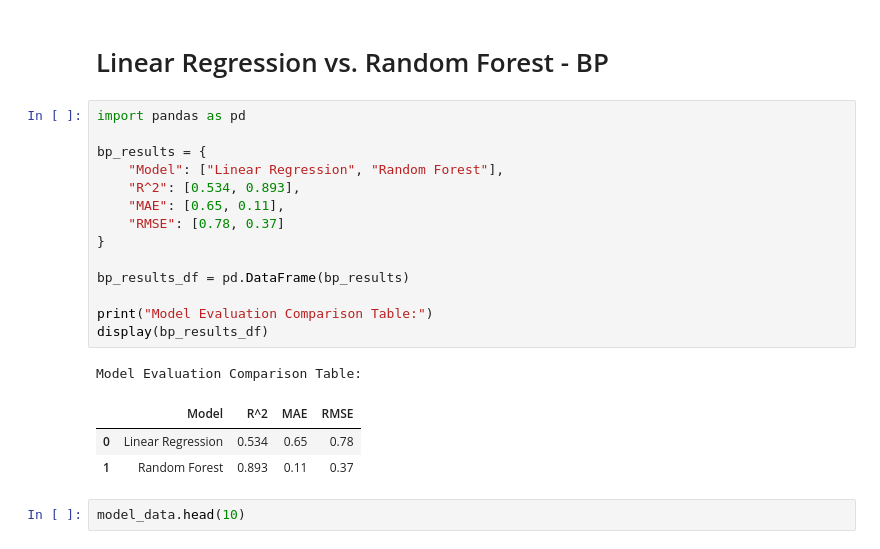
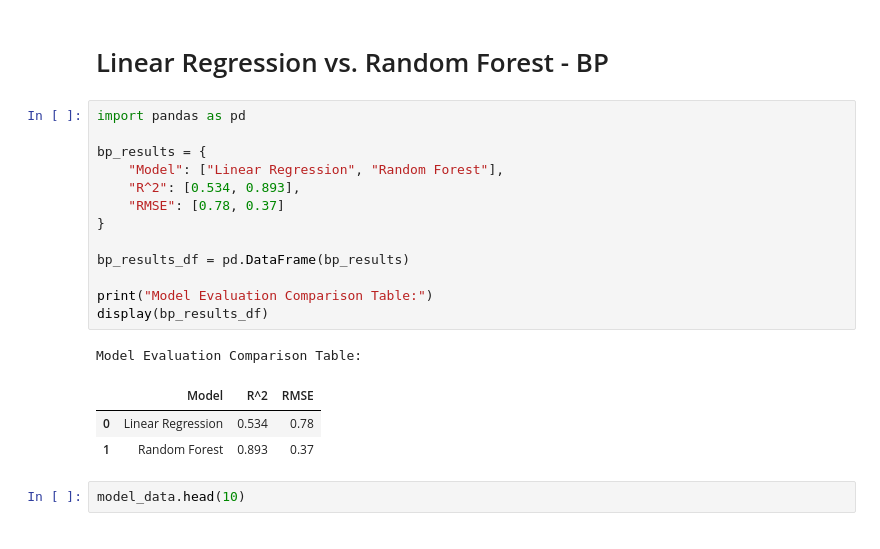
Before and after one commit to DS3001-Group-P/Final-Project, a Jupyter notebook: milestone3.ipynb, the cells around one changed output. Saved outputs shown, nothing was run; the diff lists cells and outputs as text.

```diff
--- a/milestone3.ipynb
+++ b/milestone3.ipynb
@@ -472,22 +530,21 @@ Random Forest – Test RMSE: 0.37
 # %%
 import pandas as pd
 
 bp_results = {
     "Model": ["Linear Regression", "Random Forest"],
     "R^2": [0.534, 0.893],
-    "MAE": [0.65, 0.11],
     "RMSE": [0.78, 0.37]
 }
 
 bp_results_df = pd.DataFrame(bp_results)
 
 print("Model Evaluation Comparison Table:")
 display(bp_results_df)
 # %% [output]
 Model Evaluation Comparison Table:
-|  | Model | R^2 | MAE | RMSE |
-| 0 | Linear Regression | 0.534 | 0.65 | 0.78 |
-| 1 | Random Forest | 0.893 | 0.11 | 0.37 |
+|  | Model | R^2 | RMSE |
+| 0 | Linear Regression | 0.534 | 0.78 |
+| 1 | Random Forest | 0.893 | 0.37 |
 # %%
 model_data.head(10)
 # %% [output]
```
Also changed, not shown: parts of 6 cells of this notebook.
